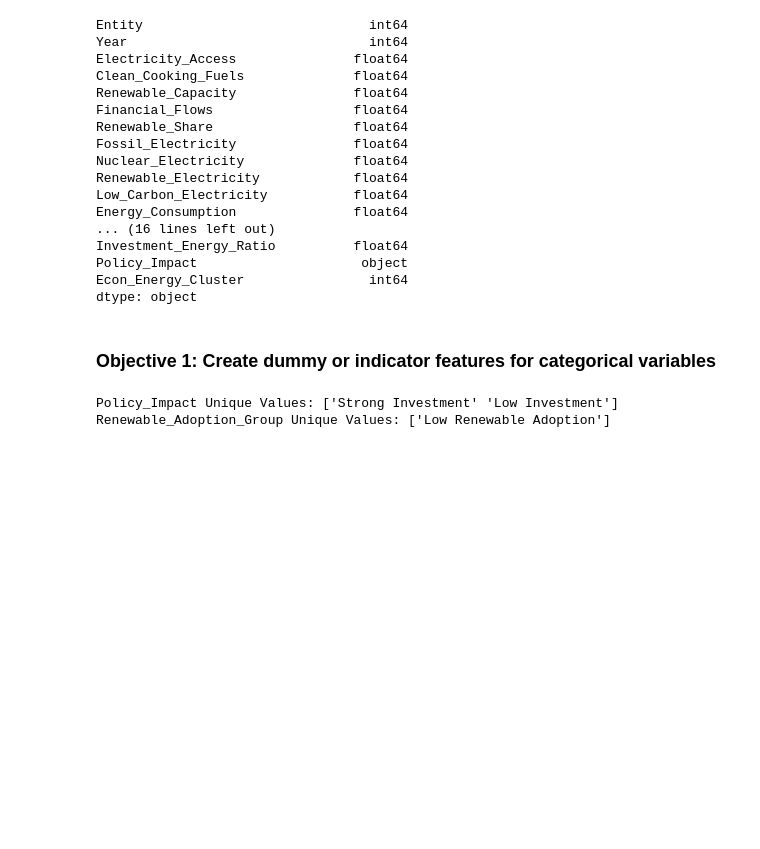
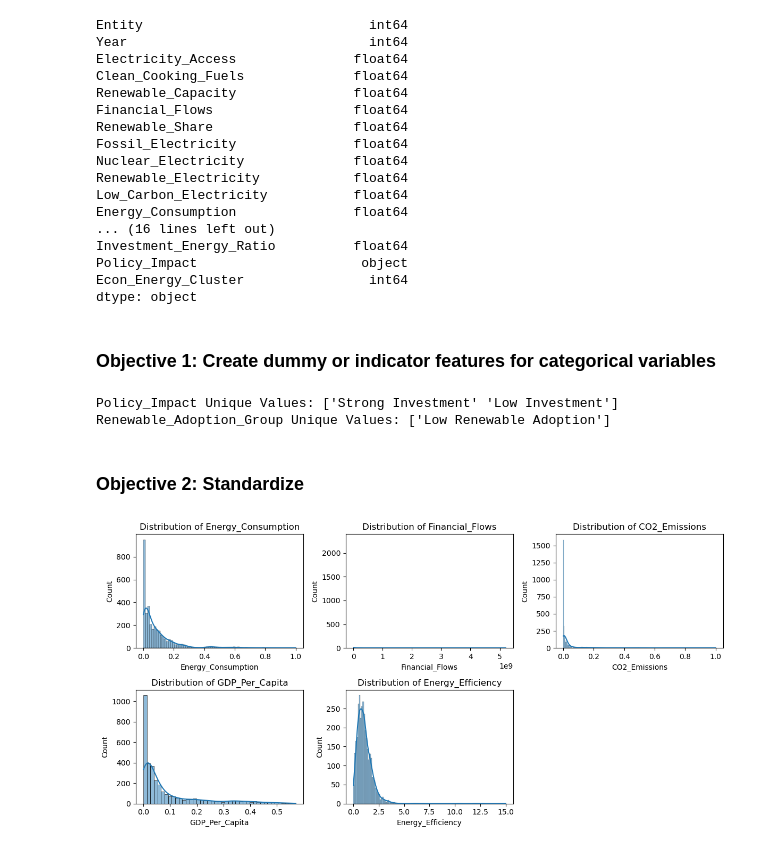
Before and after one commit to audreymalloy/Springboard_DataScience, a Jupyter notebook: Capstone-3-Energy/Pre-processing/energy_preprocessing.ipynb, the cells around one changed output. Drawn from its saved outputs; the diff is of its cells as text; code cells hidden in the pictures; blank space fills up the shorter version.

```diff
--- a/Capstone-3-Energy/Pre-processing/energy_preprocessing.ipynb
+++ b/Capstone-3-Energy/Pre-processing/energy_preprocessing.ipynb
@@ -154,0 +155,16 @@ df["Policy_Impact"] = encoder.fit_transform(df["Policy_Impact"])
+# %% [markdown]
+### Objective 2: Standardize
+# %%
+
+# Plot histograms of key numeric features
+num_features = ["Energy_Consumption", "Financial_Flows", "CO2_Emissions", "GDP_Per_Capita", "Energy_Efficiency"]
+
+plt.figure(figsize=(12, 6))
+for i, feature in enumerate(num_features):
+    plt.subplot(2, 3, i+1)
+    sns.histplot(df[feature], kde=True)
+    plt.title(f"Distribution of {feature}")
+plt.tight_layout()
+plt.show()
+# %% [output]
+[figure, added]
```
Also changed, not shown: parts of 18 cells of this notebook.
